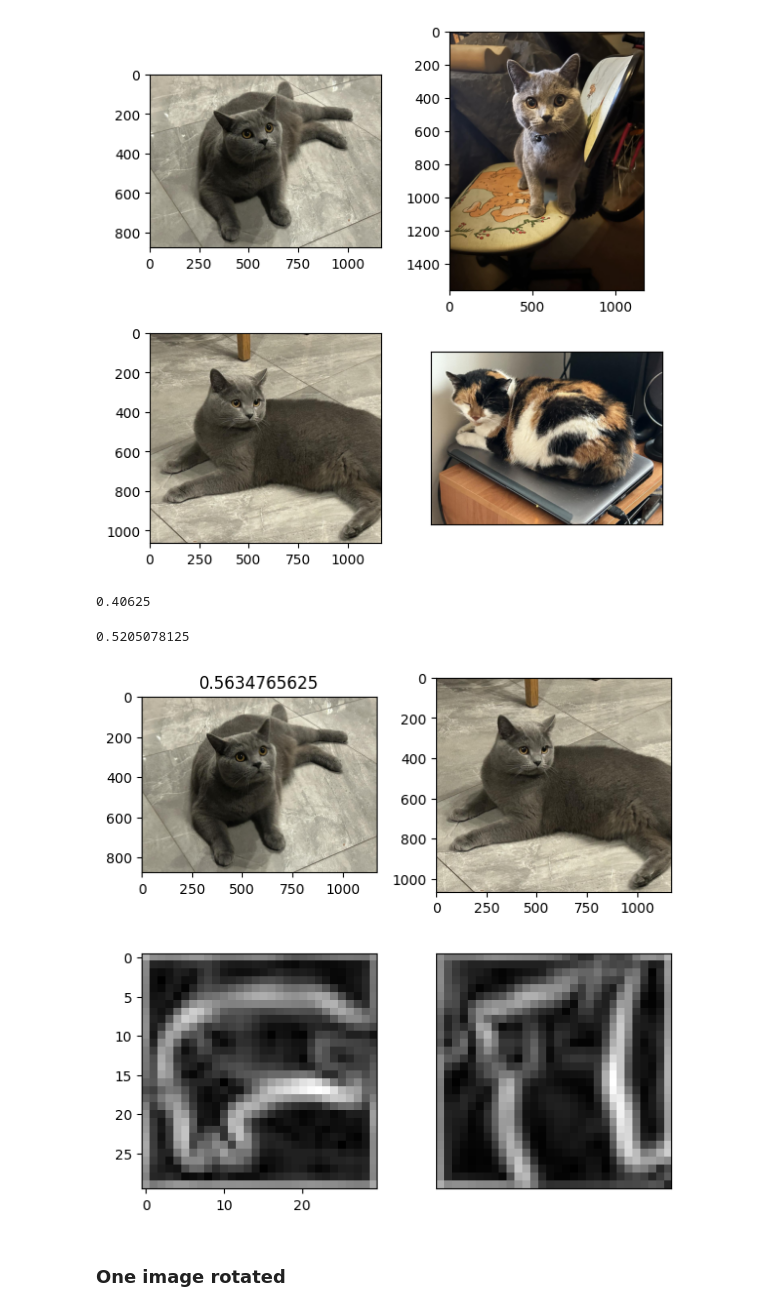
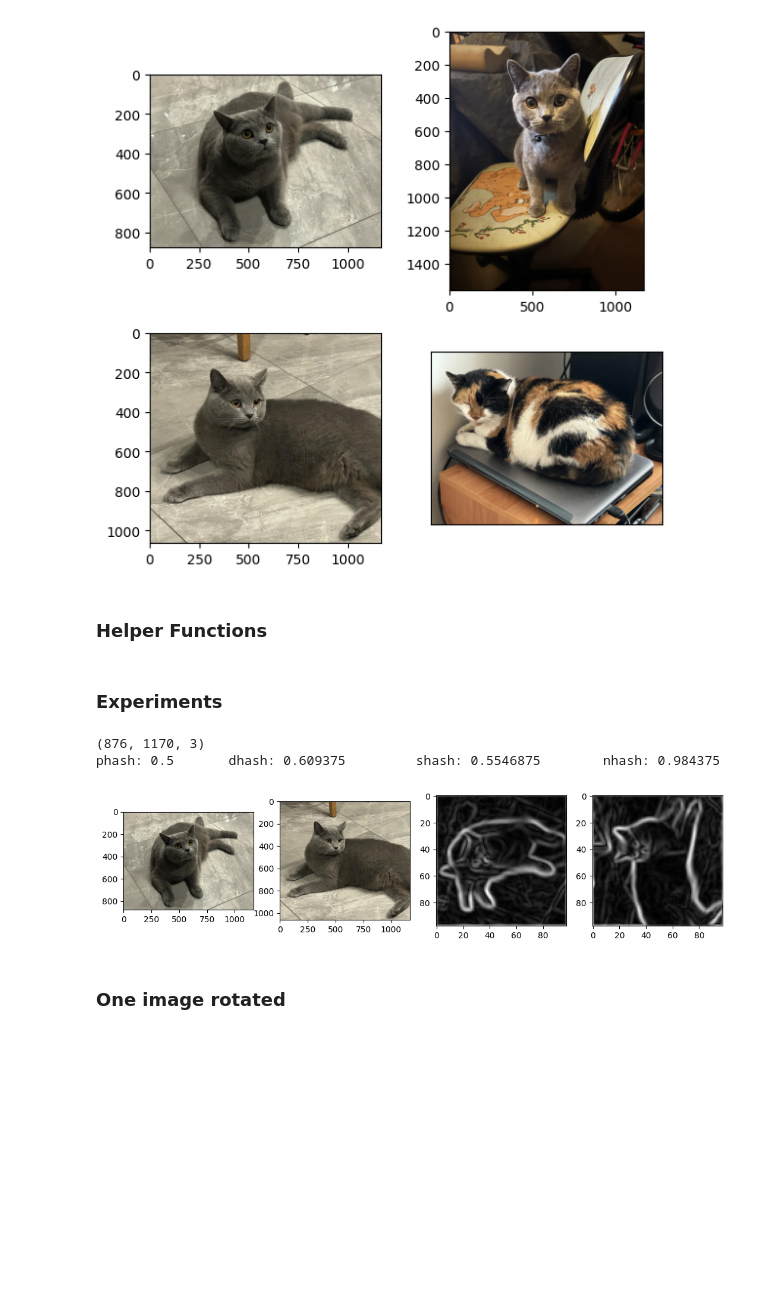
Before and after one commit to Bronomor/HashMaster, a Jupyter notebook: 5.Benchmarks/1.ComparePerpetualHashes.ipynb, the cells around one changed output. Drawn from its saved outputs; the diff is of its cells as text; code cells hidden in the pictures; blank space fills up the shorter version.

Commit message:
hash comparision

```diff
--- a/5.Benchmarks/1.ComparePerpetualHashes.ipynb
+++ b/5.Benchmarks/1.ComparePerpetualHashes.ipynb
@@ -120,0 +130,6 @@ def shash(image_file: str, hash_size: int, input_size = 32):
+# %%
+from torchvision import models
+import torch.nn as nn
+
+resnet50 = models.resnet50(pretrained = True) # weights=ResNet50_Weights.DEFAULT
+resnet50.fc = torch.nn.Identity()
@@ -120,0 +153,4 @@ def shash(image_file: str, hash_size: int, input_size = 32):
+# %%
+net2 = Net2( 64 )
+model = nn.Sequential(resnet50, net2)
+model.load_state_dict(torch.load(MODEL_PATH))
@@ -120,0 +159,5 @@ def shash(image_file: str, hash_size: int, input_size = 32):
+# %%
+for param in resnet50.parameters():
+    param.requires_grad = False
+
+model = model.eval()
@@ -153,17 +198,5 @@ plt.yticks([])
 plt.show()
 # %% [output]
 [figure]
-# %%
-hashA = dhash(imageList[0])
-hashB = dhash(imageList[3])
-distance_ = distance(hashA, hashB)
-print(distance_)
-# %% [output]
-0.40625
-# %%
-hashC, gradC = shash(imageList[0], 32)
-hashD, gradD = shash(imageList[3], 32)
-distance_ = distance(hashC, hashD, 32)
-print(distance_)
-# %% [output]
-0.5205078125
+# %% [markdown]
+### Helper Functions
@@ -170,30 +226,43 @@ print(distance_)
+# %% [markdown]
+### Experiments
 # %%
-num_row = 2
-num_col = 2
+im0 = "1.Data/cat1.jpg"
+im1 = "1.Data/cat3.jpg"
 
-fig, axes = plt.subplots(num_row, num_col, figsize=(3*num_col,3*num_row))
-for i in range(0, num_row*num_col, 4):
-    ax = axes[i//num_col, i%num_col]
-    ax.imshow(Image.open(imageList[0], 'r'))
-    ax.set_title(distance_)
+pImage0 = Image.open(im0, 'r')
+pImage1 = Image.open(im1, 'r')
 
-    ax = axes[(i+1)//num_col, (i+1)%num_col]
-    ax.imshow(Image.open(imageList[2], 'r'))
+npImage0 = np.array(pImage0)
+npImage1 = np.array(pImage1)
 
-    ax = axes[(i+2)//num_col, (i+2)%num_col]
-    ax.imshow(gradC, cmap="gray")
+print(npImage0.shape)
 
-    ax = axes[(i+3)//num_col, (i+3)%num_col]
-    ax.imshow(gradD, cmap="gray")
+tImage0 = torch.Tensor(np.resize(npImage0, (32,32,3)).reshape(1,3,32,32)).to(device)
+tImage1 = torch.Tensor(np.resize(npImage1, (32,32,3)).reshape(1,3,32,32)).to(device)
 
+fig, axes = plt.subplots(1, 4, figsize=(13,3))
+ax = axes[0]
+ax.imshow(pImage0)
 
-plt.tight_layout()
-plt.xticks([])
-plt.yticks([])
+ax = axes[1]
+ax.imshow(pImage1)
 
+val, grad1, grad2, = sHash2(im0, im1, 16)
+valNN, label1, label2, = nHash2(tImage0, tImage1)
+
+ax = axes[2]
+ax.imshow(grad1, cmap="gray")
+
+ax = axes[3]
+ax.imshow(grad2, cmap="gray")
+
+print("phash: " + str(pHash2(im0, im1)) + "\t dhash: " + str(dHash2(im0, im1)) \
+           + "\t shash: " + str(val) + "\t nhash: " + str(valNN) )
 plt.show()
 # %% [output]
+(876, 1170, 3)
+phash: 0.5       dhash: 0.609375         shash: 0.5546875        nhash: 0.984375
-[figure, old version]
+[figure, new version]
 # %% [markdown]
 ### One image rotated
 # %%
```
Also changed, not shown: parts of 30 cells of this notebook, 6 other files.
